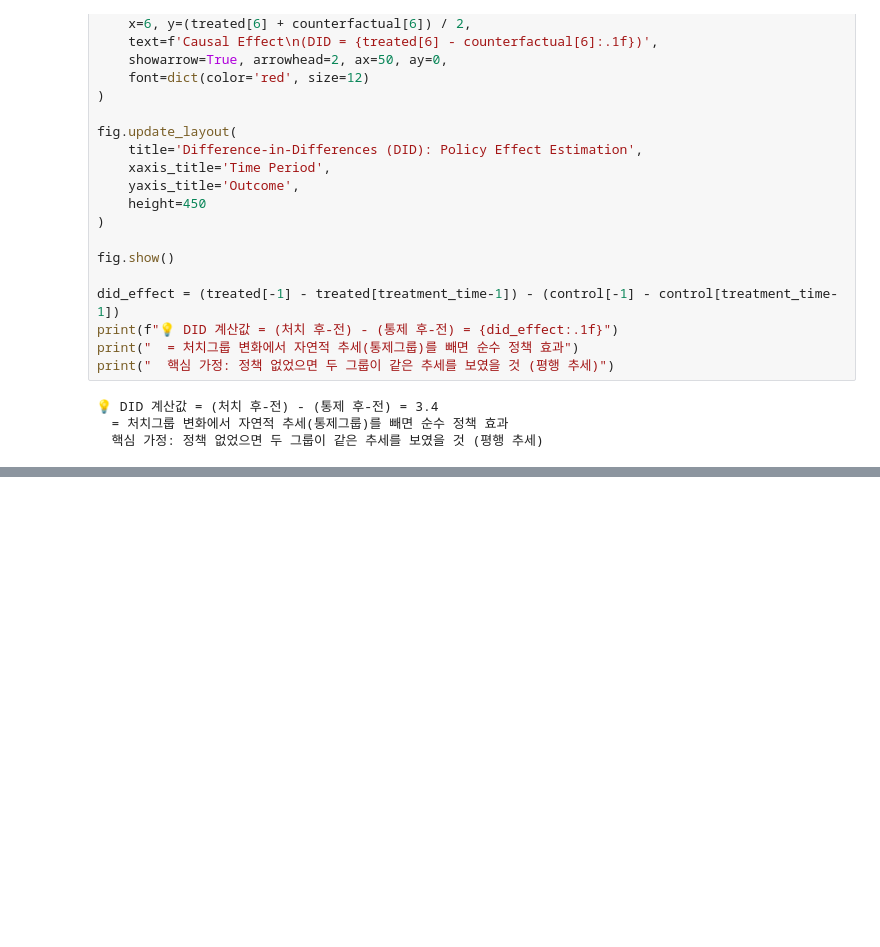
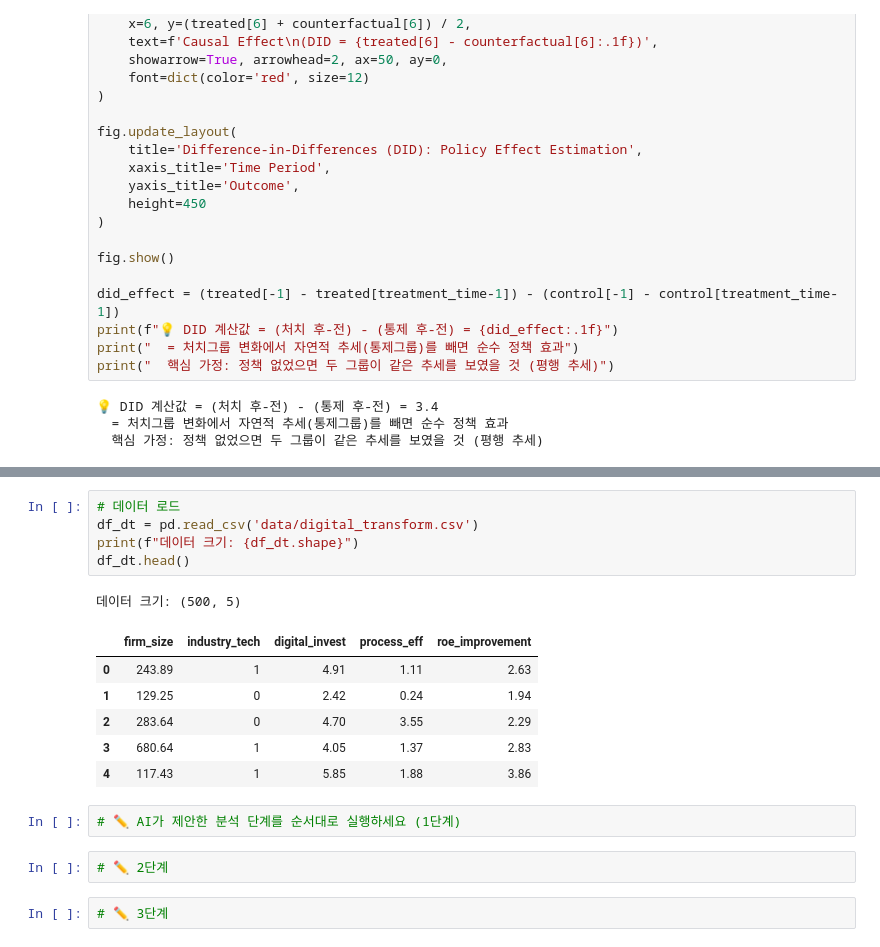
Before and after one commit to ohsohs29-maker/planing, a Jupyter notebook: ch04/ch04.ipynb, the cells around one changed output, grey strips where cells are left out. Saved outputs shown, nothing was run; the diff lists cells and outputs as text; blank space fills up the shorter version.

```diff
--- a/ch04/ch04.ipynb
+++ b/ch04/ch04.ipynb
@@ -841,0 +904,19 @@ df.head(10)
+# %%
+# 데이터 로드
+df_dt = pd.read_csv('data/digital_transform.csv')
+print(f"데이터 크기: {df_dt.shape}")
+df_dt.head()
+# %% [output]
+데이터 크기: (500, 5)
+|  | firm_size | industry_tech | digital_invest | process_eff | roe_improvement |
+| 0 | 243.89 | 1 | 4.91 | 1.11 | 2.63 |
+| 1 | 129.25 | 0 | 2.42 | 0.24 | 1.94 |
+| 2 | 283.64 | 0 | 4.70 | 3.55 | 2.29 |
+| 3 | 680.64 | 1 | 4.05 | 1.37 | 2.83 |
+| 4 | 117.43 | 1 | 5.85 | 1.88 | 3.86 |
+# %%
+# ✏️ AI가 제안한 분석 단계를 순서대로 실행하세요 (1단계)
+# %%
+# ✏️ 2단계
+# %%
+# ✏️ 3단계
```
Also changed, not shown: parts of 31 cells of this notebook.
